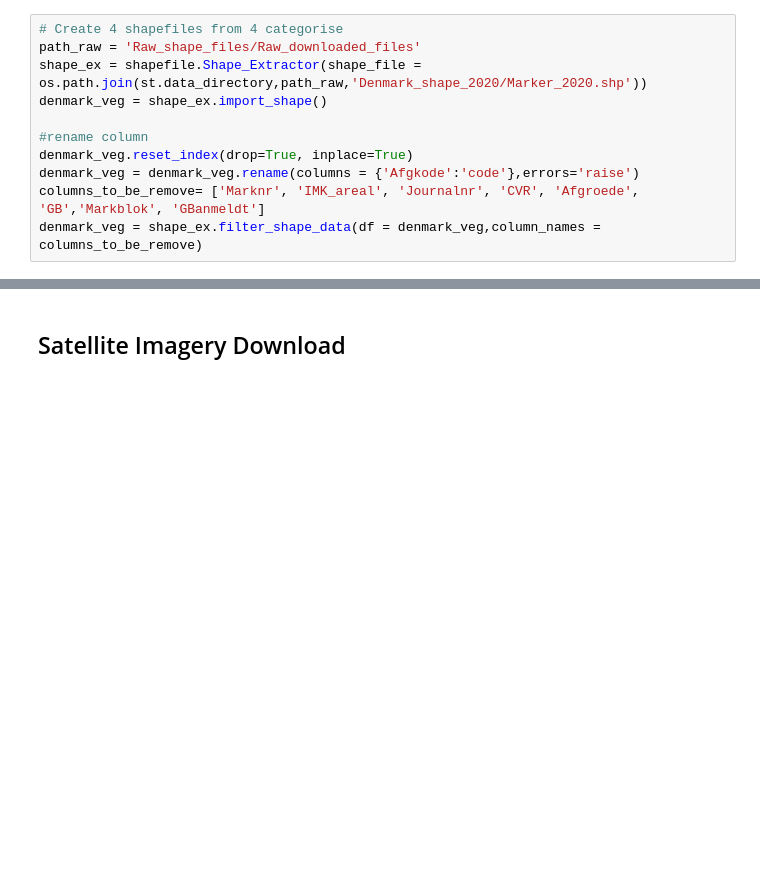
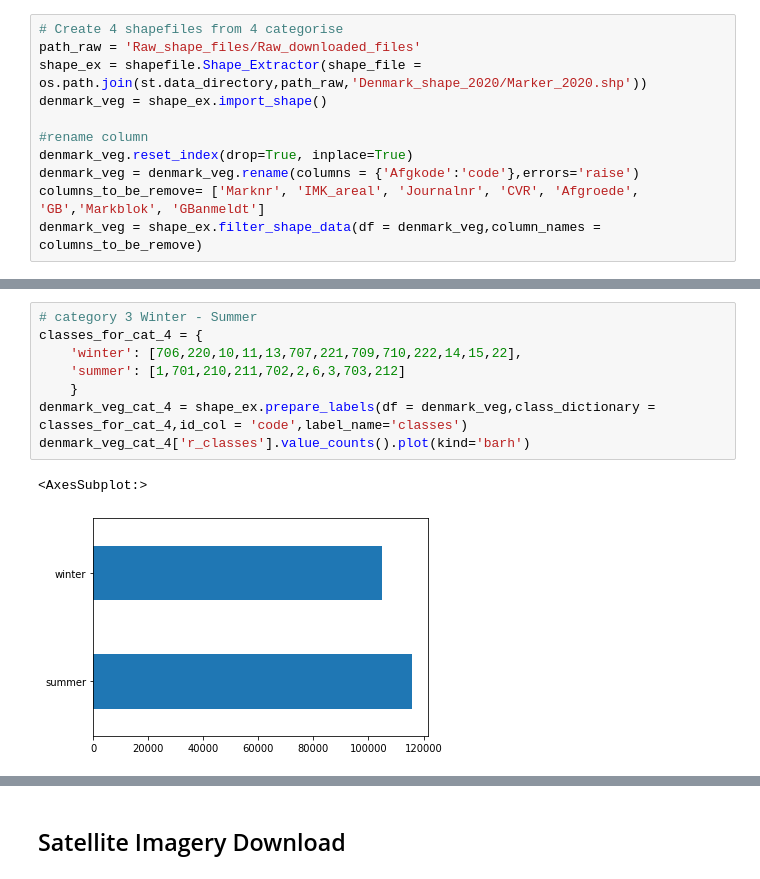
Before and after one commit to MISSEY/Vegetation-Land-Segmentation-and-Classification, a Jupyter notebook: Preprocessing.ipynb, the cells around one changed output, grey strips where cells are left out. Saved outputs shown, nothing was run; the diff lists cells and outputs as text; blank space fills up the shorter version.

```diff
--- a/Preprocessing.ipynb
+++ b/Preprocessing.ipynb
@@ -226,0 +320,11 @@ denmark_veg_cat_1['r_classes'].value_counts().plot(kind='barh')
+# %%
+# category 3 Winter - Summer
+classes_for_cat_4 = {
+    'winter': [706,220,10,11,13,707,221,709,710,222,14,15,22],
+    'summer': [1,701,210,211,702,2,6,3,703,212]
+    }
+denmark_veg_cat_4 = shape_ex.prepare_labels(df = denmark_veg,class_dictionary = classes_for_cat_4,id_col = 'code',label_name='classes')
+denmark_veg_cat_4['r_classes'].value_counts().plot(kind='barh')
+# %% [output]
+<AxesSubplot:>
+[figure, added]
```
Also changed, not shown: parts of 23 cells of this notebook, 1 other file.
